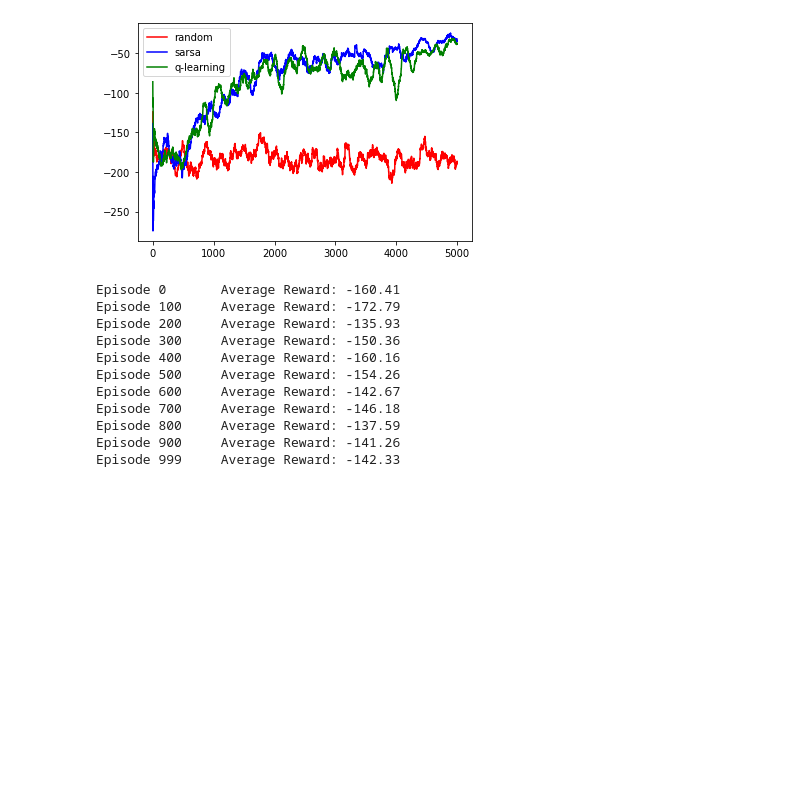
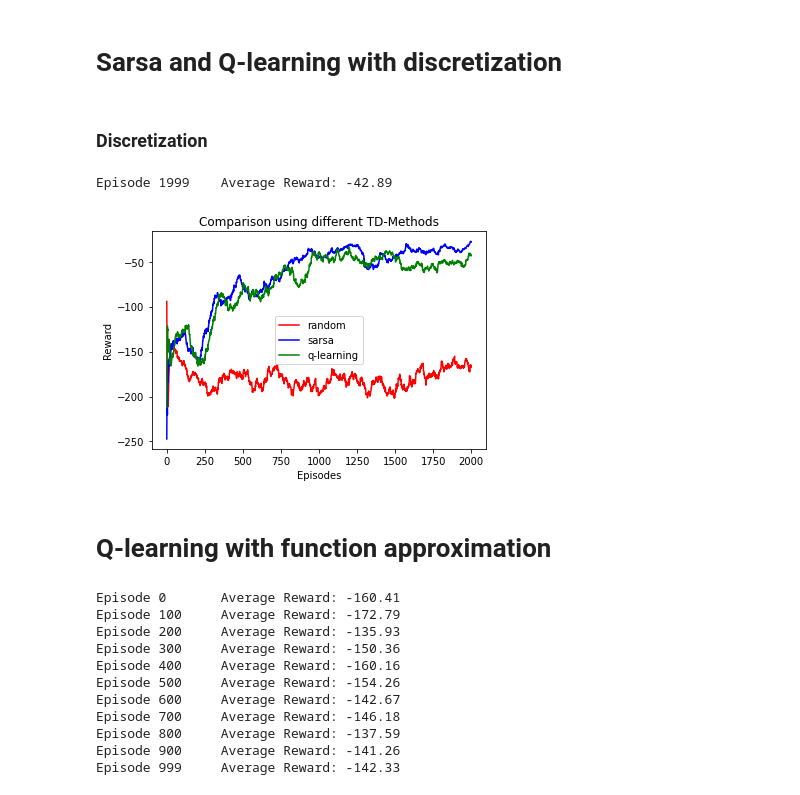
Before and after one commit to GiuliaMP/RL_Project, a Jupyter notebook: Run.ipynb, the cells around one changed output. Cells and saved outputs as stored; diff of their text form; code cells hidden in the pictures; blank space fills up the shorter version.

```diff
--- a/Run.ipynb
+++ b/Run.ipynb
@@ -28,0 +19,5 @@ episodes = 5000
+# %%
+alpha = 0.01
+gamma = 0.99
+episode_min_decay = 5000
+episodes = 2000
@@ -31,24 +28,46 @@ episodes = 5000
 env = gym.make("LunarLander-v2")
 rew_random = Random.random(env, episodes)
 mean_rew_random = moving_avg(rew_random, window=100)
+# %% [markdown]
+# Sarsa and Q-learning with discretization
+# %% [markdown]
+### Discretization
+# %%
+n_bins = (6, 4, 4, 4, 4, 4, 2, 2)
+
+x_space = discretize_space_uniform(-1.5, 1.5, n_bins[0])
+y_space = discretize_space_uniform(0, 2, n_bins[1])
+vx_space = discretize_space_uniform(-2, 2, n_bins[2])
+vy_space = discretize_space_uniform(-2, 0.5, n_bins[3])
+theta_space = discretize_space_uniform(-3, 3, n_bins[4])
+omega_space = discretize_space_uniform(-1, 1, n_bins[5])
+
+discretization = [x_space, y_space, vx_space, vy_space, theta_space, omega_space]
 # %%
 # Sarsa
 env = gym.make("LunarLander-v2")
-rew_sarsa = Sarsa.sarsa(env, discretization, episode_min_decay, alpha, gamma, episodes)
+rew_sarsa = Sarsa.sarsa(env, discretization, alpha, gamma, episodes)
 mean_rew_sarsa = moving_avg(rew_sarsa, window=100)
 
 # Q-learning
 env = gym.make("LunarLander-v2")
-rew_ql = Q_learning.q_learning(env, discretization, episode_min_decay, alpha, gamma, episodes)
+rew_ql = Q_learning.q_learning(env, discretization, alpha, gamma, episodes)
 mean_rew_ql = moving_avg(rew_ql, window=100)
+# %% [output]
+Episode 1999    Average Reward: -42.89
 # %%
 plt.plot(mean_rew_random, color="red", label="random")
 plt.plot(mean_rew_sarsa, color="blue", label="sarsa")
 plt.plot(mean_rew_ql, color="green", label="q-learning")
+plt.title("Comparison using different TD-Methods")
+plt.xlabel("Episodes")
+plt.ylabel("Reward")
 plt.legend()
 plt.show()
 # %% [output]
-[figure, old version]
+[figure, new version]
+# %% [markdown]
+# Q-learning with function approximation
 # %%
 # Q-learning with value approximation
 env = gym.make("LunarLander-v2")
```
Also changed, not shown: parts of 9 cells of this notebook, 3 other files.
